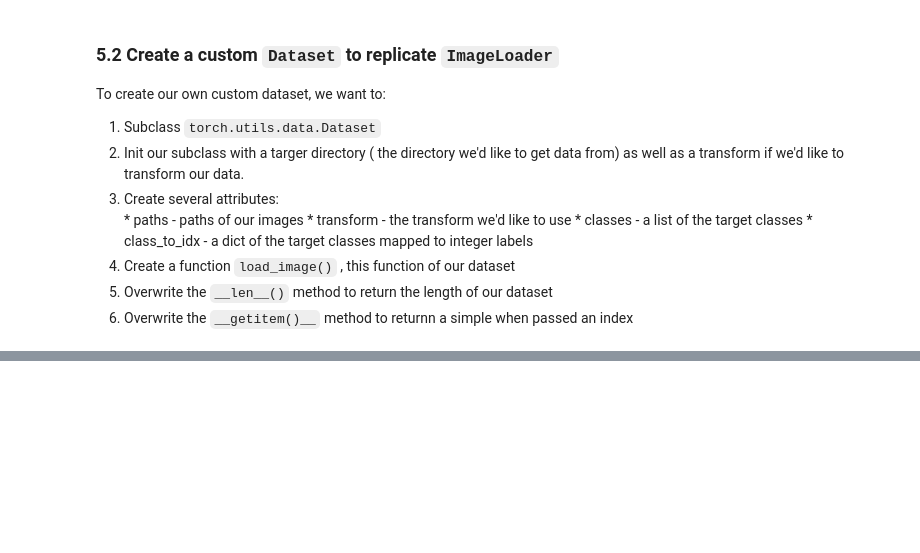
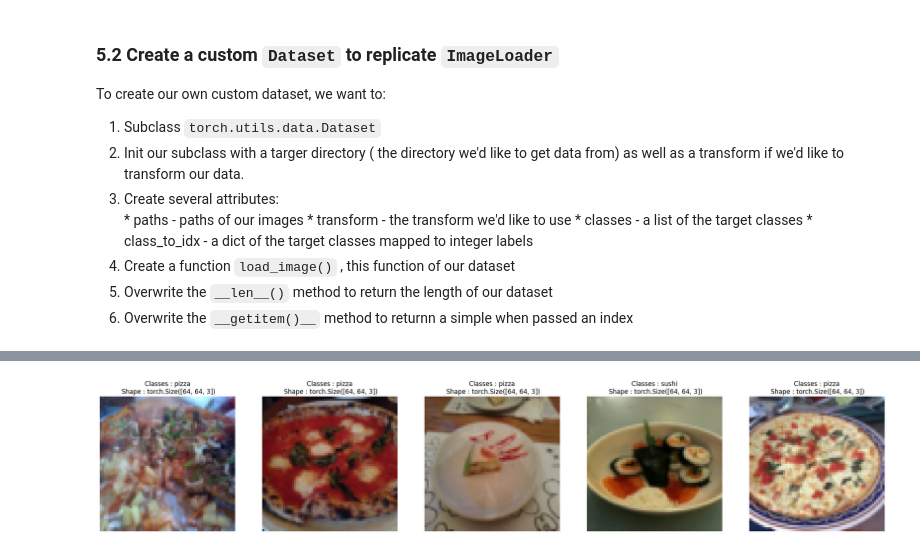
Before and after one commit to ShafaetUllah032/DL_with_PyTorch, a Jupyter notebook: 04 pytorch custom dataset.ipynb, the cells around one changed output, grey strips where cells are left out. Cells and saved outputs as stored; diff of their text form; code cells hidden in the pictures; blank space fills up the shorter version.

```diff
--- a/04 pytorch custom dataset.ipynb
+++ b/04 pytorch custom dataset.ipynb
@@ -551,0 +710,8 @@ To create our own custom dataset, we want to:
+# %%
+# Display random images from the ImageFolder created Dataset
+display_random_images(train_data,
+                      classes=train_data.classes,
+                      n=5,
+                      seed=None)
+# %% [output]
+[figure, added]
```
Also changed, not shown: parts of 29 cells of this notebook, 1 other file.
